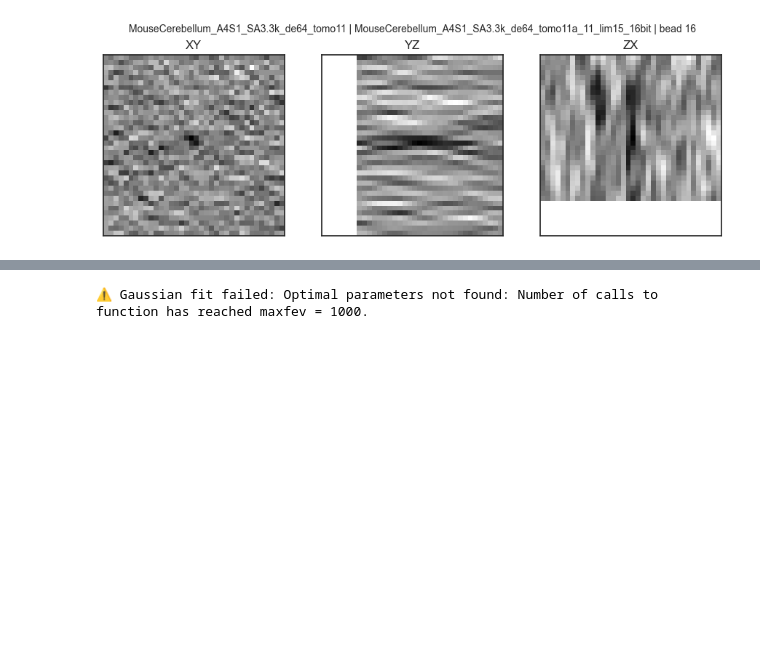
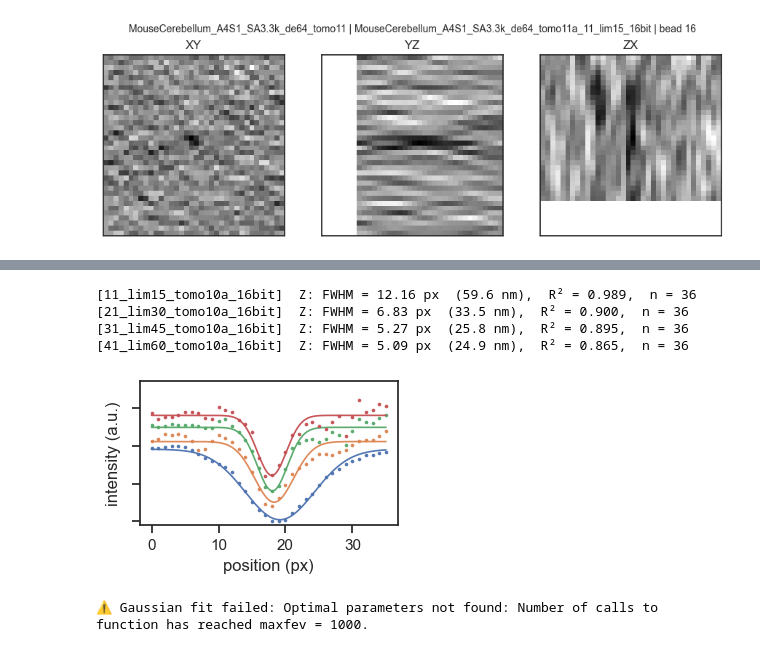
Before and after one commit to kuan-lab/tem-tomo, a Jupyter notebook: bead_resolution/250826_bead_res.ipynb, the cells around one changed output, grey strips where cells are left out. Drawn from its saved outputs; the diff is of its cells as text; code cells hidden in the pictures; blank space fills up the shorter version.

```diff
--- a/bead_resolution/250826_bead_res.ipynb
+++ b/bead_resolution/250826_bead_res.ipynb
@@ -45,3 +46,29 @@ res = utils.spot_check_fit_minimal(
+# %%
+recons_list = [
+      "11_lim15_tomo10a_16bit",
+      "21_lim30_tomo10a_16bit",
+      "31_lim45_tomo10a_16bit",
+      "41_lim60_tomo10a_16bit"
+    ]
+fig, ax, res = utils.plot_z_profiles_across_recons(
+    tomogram="MouseCerebellum_A3S1_SA3.3k_de64_tomo10",
+    recon_labels=recons_list,          # list of recon dataset names/URLs
+    bead_index=1,
+    root_dir="250827_beads_data",
+    linewidth=1,
+    bead_diam_nm=0.0,                  # or 5.0 if you want deconvolution
+    pixel_size_nm=4.9,                 # only needed when bead_diam_nm > 0
+    min_len=7,
+    y_offset_step=0.2,
+)
+res
+plt.savefig(figs_dir + '251029_rev1_EDFig1_beads_fits.pdf', bbox_inches = 'tight')
+# %% [output]
+[11_lim15_tomo10a_16bit]  Z: FWHM = 12.16 px  (59.6 nm),  R² = 0.989,  n = 36
+[21_lim30_tomo10a_16bit]  Z: FWHM = 6.83 px  (33.5 nm),  R² = 0.900,  n = 36
+[31_lim45_tomo10a_16bit]  Z: FWHM = 5.27 px  (25.8 nm),  R² = 0.895,  n = 36
+[41_lim60_tomo10a_16bit]  Z: FWHM = 5.09 px  (24.9 nm),  R² = 0.865,  n = 36
+[figure, added]
 # %%
 from importlib import reload
 import utils; reload(utils)
```
Also changed, not shown: parts of 10 cells of this notebook, 2 other files.
